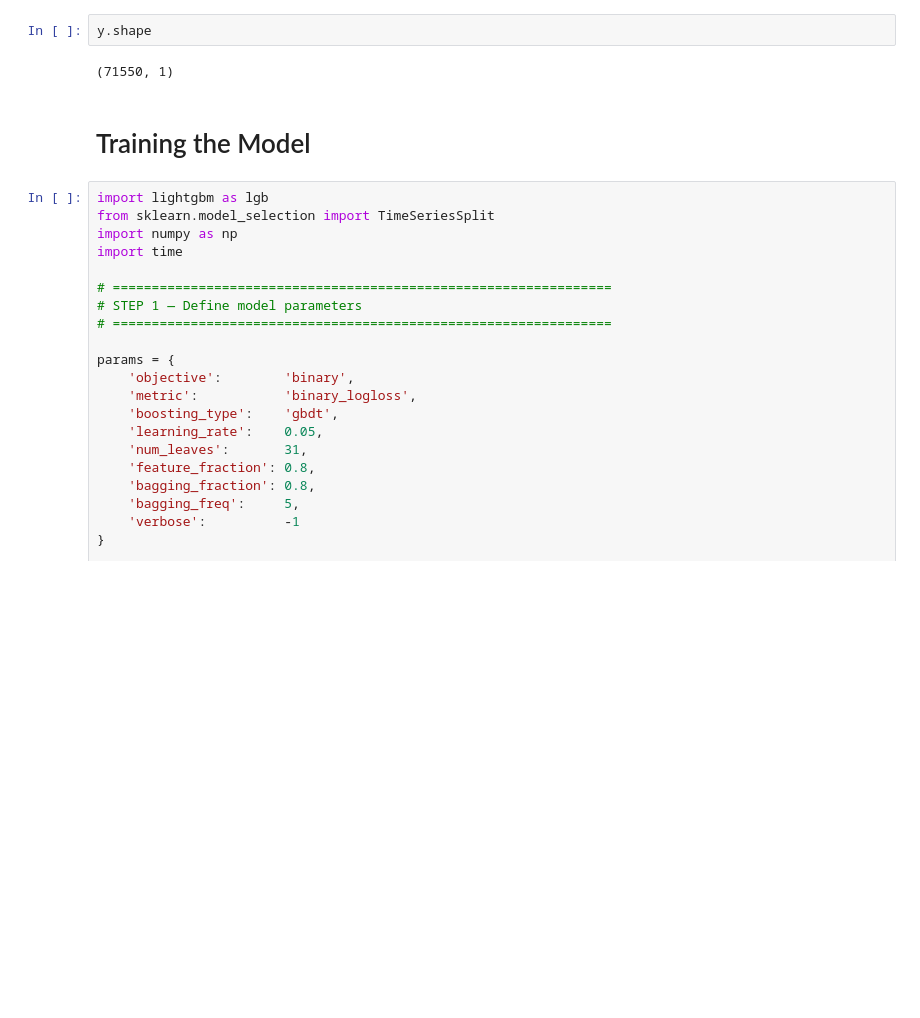
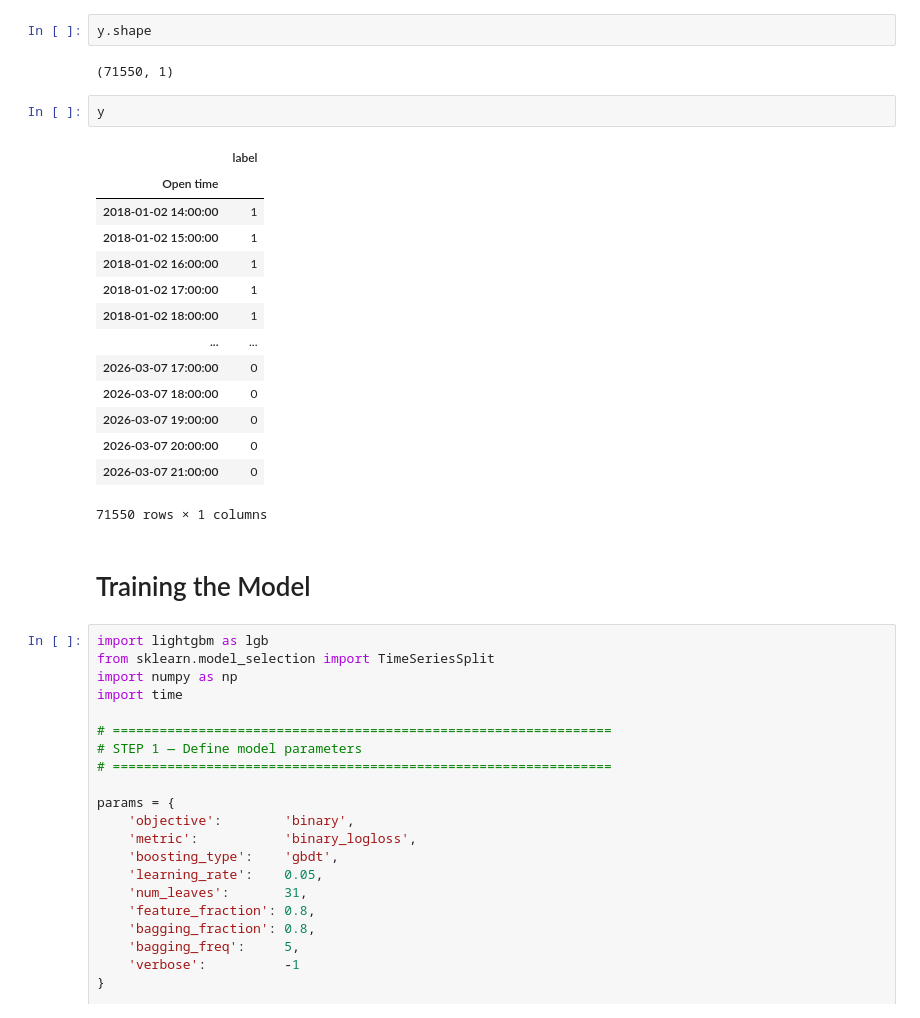
Before and after one commit to rajeevankrajendran-creator/systematic_trading, a Jupyter notebook: systematic_trading_backend/notebooks/Master_Notebook.ipynb, the cells around one changed output. Cells and saved outputs as stored; diff of their text form; blank space fills up the shorter version.

```diff
--- a/systematic_trading_backend/notebooks/Master_Notebook.ipynb
+++ b/systematic_trading_backend/notebooks/Master_Notebook.ipynb
@@ -194,6 +219,23 @@ y = df[['label']]
 y.shape
 # %% [output]
 (71550, 1)
+# %%
+y
+# %% [output]
+|  | label |
+| Open time |  |
+| 2018-01-02 14:00:00 | 1 |
+| 2018-01-02 15:00:00 | 1 |
+| 2018-01-02 16:00:00 | 1 |
+| 2018-01-02 17:00:00 | 1 |
+| 2018-01-02 18:00:00 | 1 |
+| ... | ... |
+| 2026-03-07 17:00:00 | 0 |
+| 2026-03-07 18:00:00 | 0 |
+| 2026-03-07 19:00:00 | 0 |
+| 2026-03-07 20:00:00 | 0 |
+| 2026-03-07 21:00:00 | 0 |
+71550 rows × 1 columns
 # %% [markdown]
 # Training the Model
 # %%
```
Also changed, not shown: parts of 3 cells of this notebook, 1 other file.
